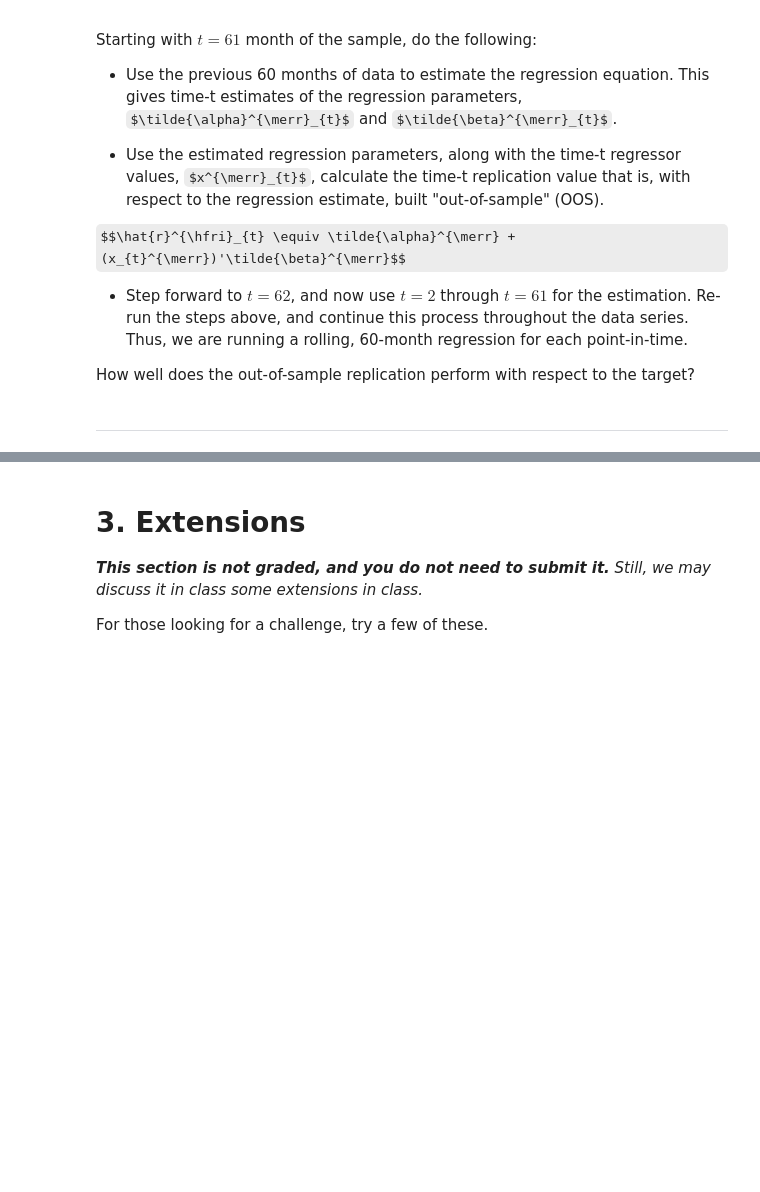
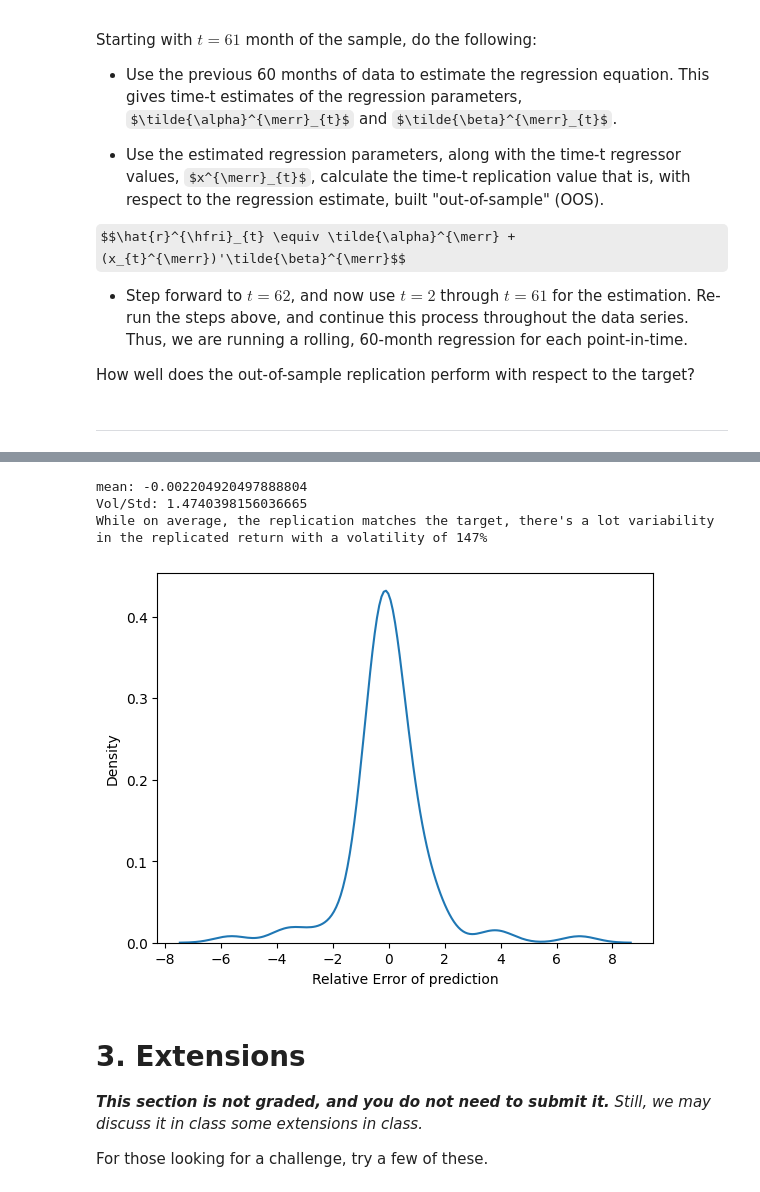
Before and after one commit to elliottgordon/finm-25000-a4-repository, a Jupyter notebook: hw2/Chris_Homework 2.ipynb, the cells around one changed output, grey strips where cells are left out. Cells and saved outputs as stored; diff of their text form; code cells hidden in the pictures; some formulas as TeX source; blank space fills up the shorter version.

```diff
--- a/hw2/Chris_Homework 2.ipynb
+++ b/hw2/Chris_Homework 2.ipynb
@@ -324,3 +363,15 @@ How well does the out-of-sample replication perform with respect to the target?
+# %%
+percent_residuals = (pred - targets) / targets
+sns.kdeplot(percent_residuals)
+plt.xlabel("Relative Error of prediction")
+print("mean:", percent_residuals.mean())
+print("Vol/Std:", percent_residuals.std())
+print("While on average, the replication matches the target, there's a lot variability in the replicated return with a volatility of 147%")
+# %% [output]
+mean: -0.002204920497888804
+Vol/Std: 1.4740398156036665
+While on average, the replication matches the target, there's a lot variability in the replicated return with a volatility of 147%
+[figure, added]
 # %% [markdown]
 # 3.  Extensions
 <i>**This section is not graded, and you do not need to submit it.** Still, we may discuss it in class some extensions in class.
```
Also changed, not shown: parts of 2 cells of this notebook, 1 other file.
